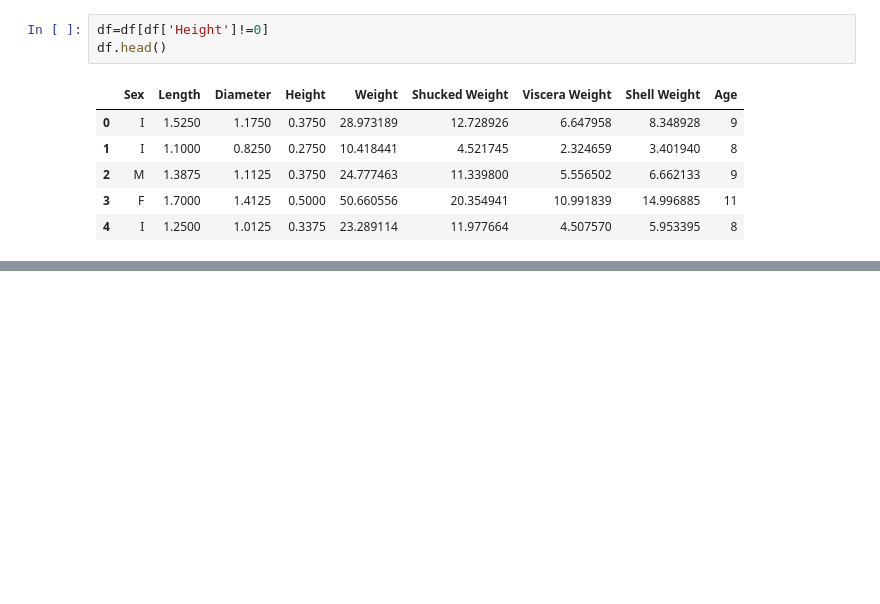
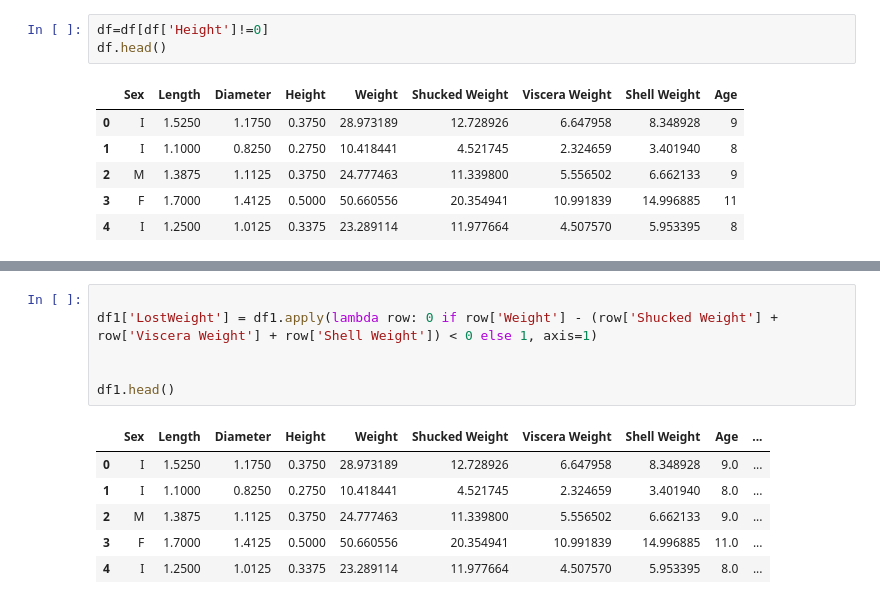
Before and after one commit to Digaa2710/ML_learning_phase, a Jupyter notebook: Synapse2Task.ipynb, the cells around one changed output, grey strips where cells are left out. Cells and saved outputs as stored; diff of their text form; blank space fills up the shorter version.

```diff
--- a/Synapse2Task.ipynb
+++ b/Synapse2Task.ipynb
@@ -62,0 +79,13 @@ negative_df.head()
+# %%
+
+df1['LostWeight'] = df1.apply(lambda row: 0 if row['Weight'] - (row['Shucked Weight'] + row['Viscera Weight'] + row['Shell Weight']) < 0 else 1, axis=1)
+
+
+df1.head()
+# %% [output]
+|  | Sex | Length | Diameter | Height | Weight | Shucked Weight | Viscera Weight | Shell Weight | Age | ... |
+| 0 | I | 1.5250 | 1.1750 | 0.3750 | 28.973189 | 12.728926 | 6.647958 | 8.348928 | 9.0 | ... |
+| 1 | I | 1.1000 | 0.8250 | 0.2750 | 10.418441 | 4.521745 | 2.324659 | 3.401940 | 8.0 | ... |
+| 2 | M | 1.3875 | 1.1125 | 0.3750 | 24.777463 | 11.339800 | 5.556502 | 6.662133 | 9.0 | ... |
+| 3 | F | 1.7000 | 1.4125 | 0.5000 | 50.660556 | 20.354941 | 10.991839 | 14.996885 | 11.0 | ... |
+| 4 | I | 1.2500 | 1.0125 | 0.3375 | 23.289114 | 11.977664 | 4.507570 | 5.953395 | 8.0 | ... |
```
Also changed, not shown: parts of 21 cells of this notebook.
